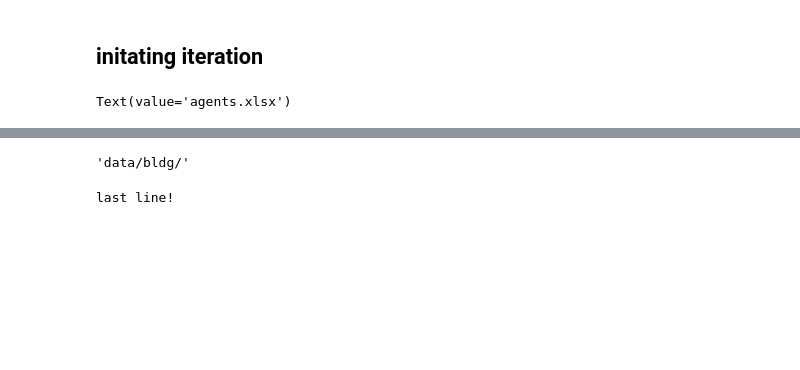
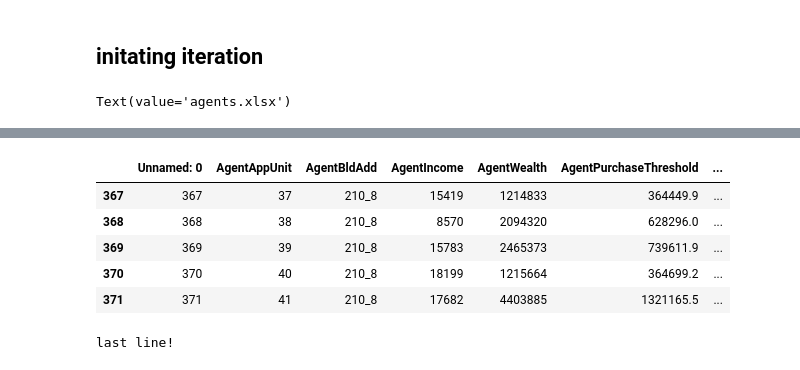
Before and after one commit to Shai2u/BatYamNY, a Jupyter notebook: Jupyter/BuildingUnits_constructor.ipynb, the cells around one changed output, grey strips where cells are left out. Drawn from its saved outputs; the diff is of its cells as text; code cells hidden in the pictures; blank space fills up the shorter version.

```diff
--- a/Jupyter/BuildingUnits_constructor.ipynb
+++ b/Jupyter/BuildingUnits_constructor.ipynb
@@ -231,6 +253,2 @@ bldg_path_before_xlsx
 # %%
 bldg_path = data['bldg_path']
-# %%
-bldg_path
-# %% [output]
-'data/bldg/'
@@ -237,3 +257,12 @@ bldg_path
+# %%
+Agents.tail()
+# %% [output]
+|  | Unnamed: 0 | AgentAppUnit | AgentBldAdd | AgentIncome | AgentWealth | AgentPurchaseThreshold | ... |
+| 367 | 367 | 37 | 210_8 | 15419 | 1214833 | 364449.9 | ... |
+| 368 | 368 | 38 | 210_8 | 8570 | 2094320 | 628296.0 | ... |
+| 369 | 369 | 39 | 210_8 | 15783 | 2465373 | 739611.9 | ... |
+| 370 | 370 | 40 | 210_8 | 18199 | 1215664 | 364699.2 | ... |
+| 371 | 371 | 41 | 210_8 | 17682 | 4403885 | 1321165.5 | ... |
 # %%
 j = j_slider.value
 
```
Also changed, not shown: parts of 19 cells of this notebook, 15 other files.
